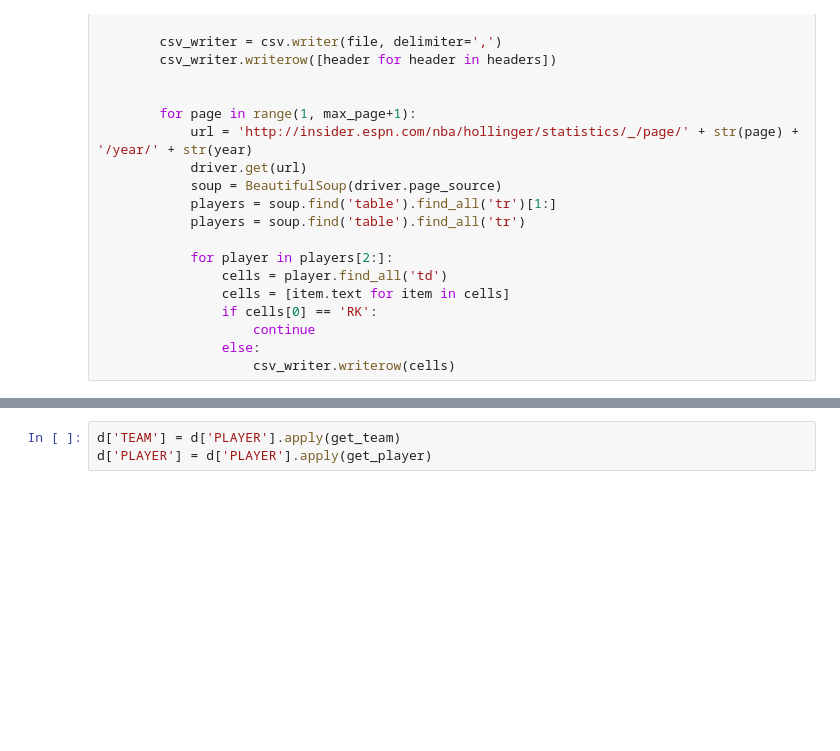
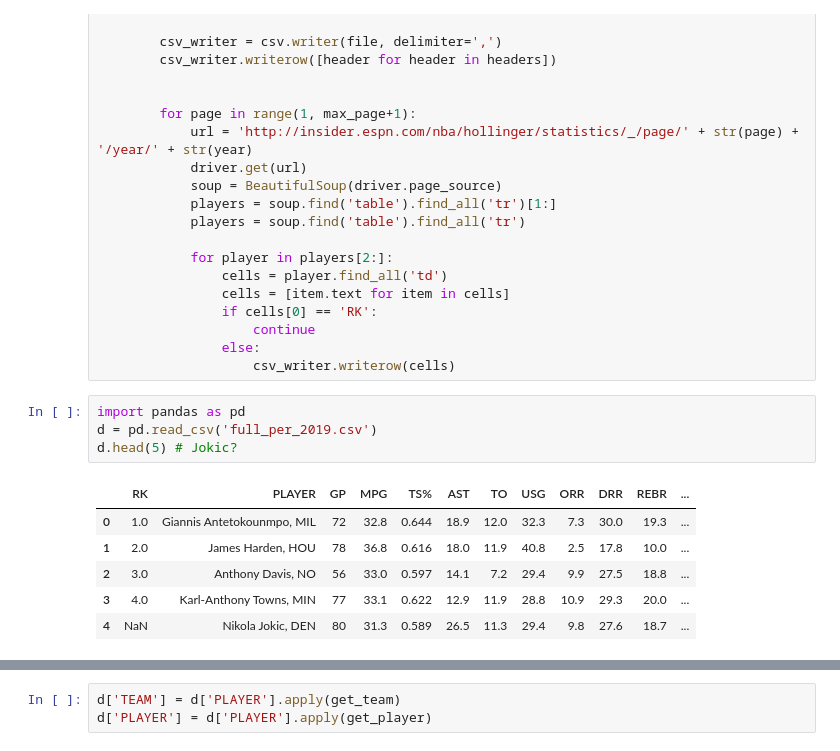
Before and after one commit to xtfocus/VSmonash, a Jupyter notebook: asm/EDA/meat/nba_PER.ipynb, the cells around one changed output, grey strips where cells are left out. Drawn from its saved outputs; the diff is of its cells as text; blank space fills up the shorter version.

```diff
--- a/asm/EDA/meat/nba_PER.ipynb
+++ b/asm/EDA/meat/nba_PER.ipynb
@@ -145,3 +145,14 @@ for year in range(2000, 2021):
                     continue
                 else:
                     csv_writer.writerow(cells)
+# %%
+import pandas as pd
+d = pd.read_csv('full_per_2019.csv')
+d.head(5) # Jokic?
+# %% [output]
+|  | RK | PLAYER | GP | MPG | TS% | AST | TO | USG | ORR | DRR | REBR | ... |
+| 0 | 1.0 | Giannis Antetokounmpo, MIL | 72 | 32.8 | 0.644 | 18.9 | 12.0 | 32.3 | 7.3 | 30.0 | 19.3 | ... |
+| 1 | 2.0 | James Harden, HOU | 78 | 36.8 | 0.616 | 18.0 | 11.9 | 40.8 | 2.5 | 17.8 | 10.0 | ... |
+| 2 | 3.0 | Anthony Davis, NO | 56 | 33.0 | 0.597 | 14.1 | 7.2 | 29.4 | 9.9 | 27.5 | 18.8 | ... |
+| 3 | 4.0 | Karl-Anthony Towns, MIN | 77 | 33.1 | 0.622 | 12.9 | 11.9 | 28.8 | 10.9 | 29.3 | 20.0 | ... |
+| 4 | NaN | Nikola Jokic, DEN | 80 | 31.3 | 0.589 | 26.5 | 11.3 | 29.4 | 9.8 | 27.6 | 18.7 | ... |
```
Also changed, not shown: parts of 22 cells of this notebook, 28 other files.
